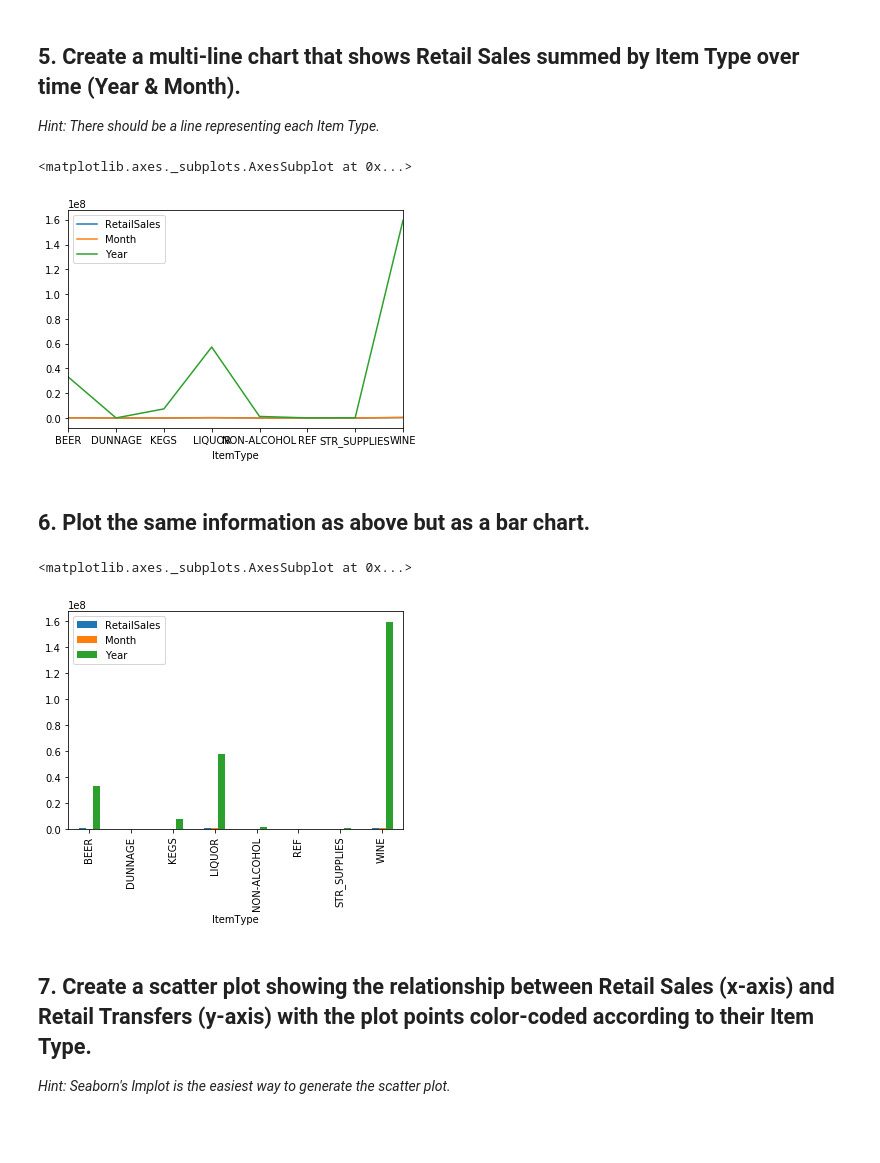
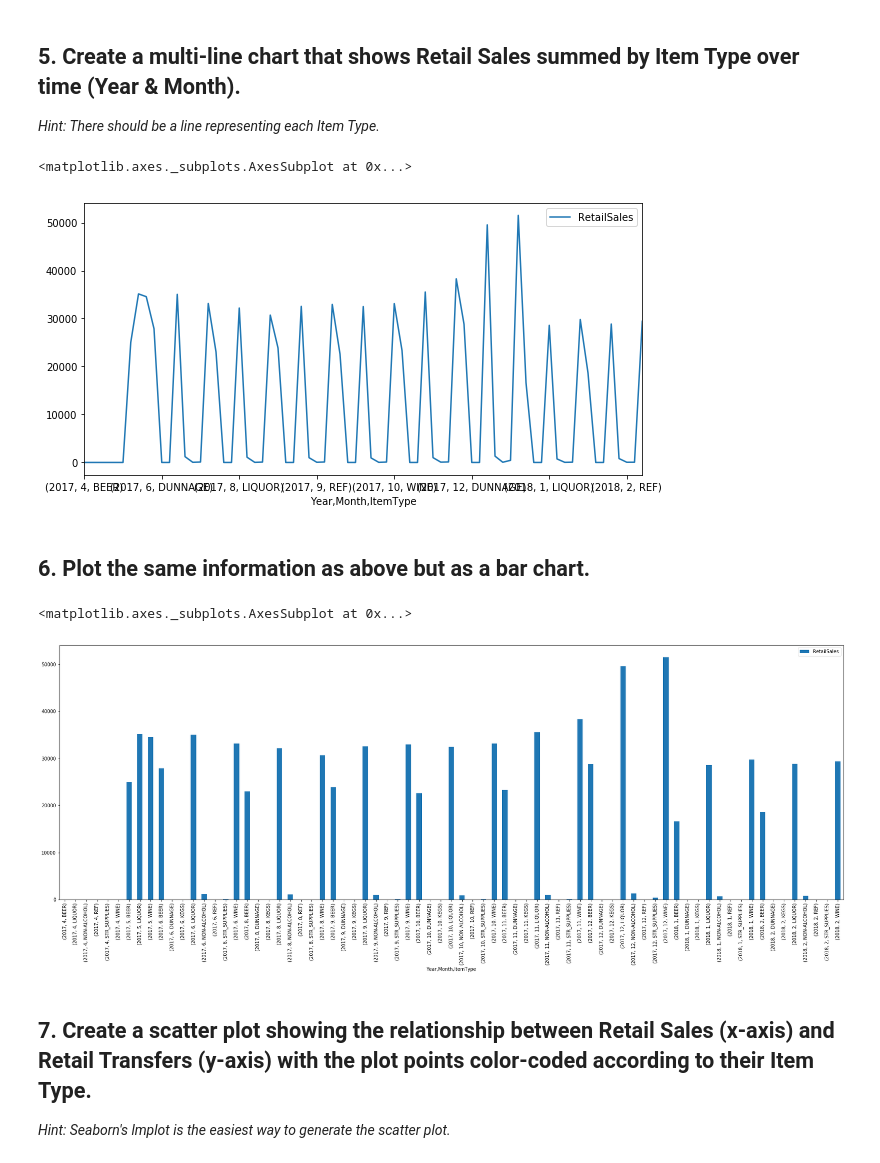
Before and after one commit to hector-moreno/datamad0119, a Jupyter notebook: module-2/lab-plotting-multiple-data-series/your-code/main.ipynb, the cells around one changed output. Drawn from its saved outputs; the diff is of its cells as text; code cells hidden in the pictures; blank space fills up the shorter version.

Commit message:
modificación lab-plotting

```diff
--- a/module-2/lab-plotting-multiple-data-series/your-code/main.ipynb
+++ b/module-2/lab-plotting-multiple-data-series/your-code/main.ipynb
@@ -61,19 +65,19 @@ month_mean.plot.bar()
 
 *Hint: There should be a line representing each Item Type.*
 # %%
-retail_sum = data[["RetailSales","Month", "Year", "ItemType"]].groupby(["ItemType"]).agg("sum")
-retail_sum.plot()
+retail_sum = data[["RetailSales",'Year', 'Month', "ItemType"]].groupby(["Year", "Month", "ItemType"]).agg("sum")
+retail_sum.plot(figsize = (10,5))
 # %% [output]
 <matplotlib.axes._subplots.AxesSubplot at 0x...>
-[figure, old version]
+[figure, new version]
 # %% [markdown]
 ## 6. Plot the same information as above but as a bar chart.
 # %%
-retail_sum = data[["RetailSales","Month", "Year", "ItemType"]].groupby(["ItemType"]).agg("sum")
-retail_sum.plot.bar()
+retail_sum = data[["RetailSales",'Year', 'Month', "ItemType"]].groupby(["Year", "Month", "ItemType"]).agg("sum")
+retail_sum.plot.bar(figsize = (30,10))
 # %% [output]
 <matplotlib.axes._subplots.AxesSubplot at 0x...>
-[figure, old version]
+[figure, new version]
 # %% [markdown]
 ## 7. Create a scatter plot showing the relationship between Retail Sales (x-axis) and Retail Transfers (y-axis) with the plot points color-coded according to their Item Type.
 
```
Also changed, not shown: parts of 4 cells of this notebook.
